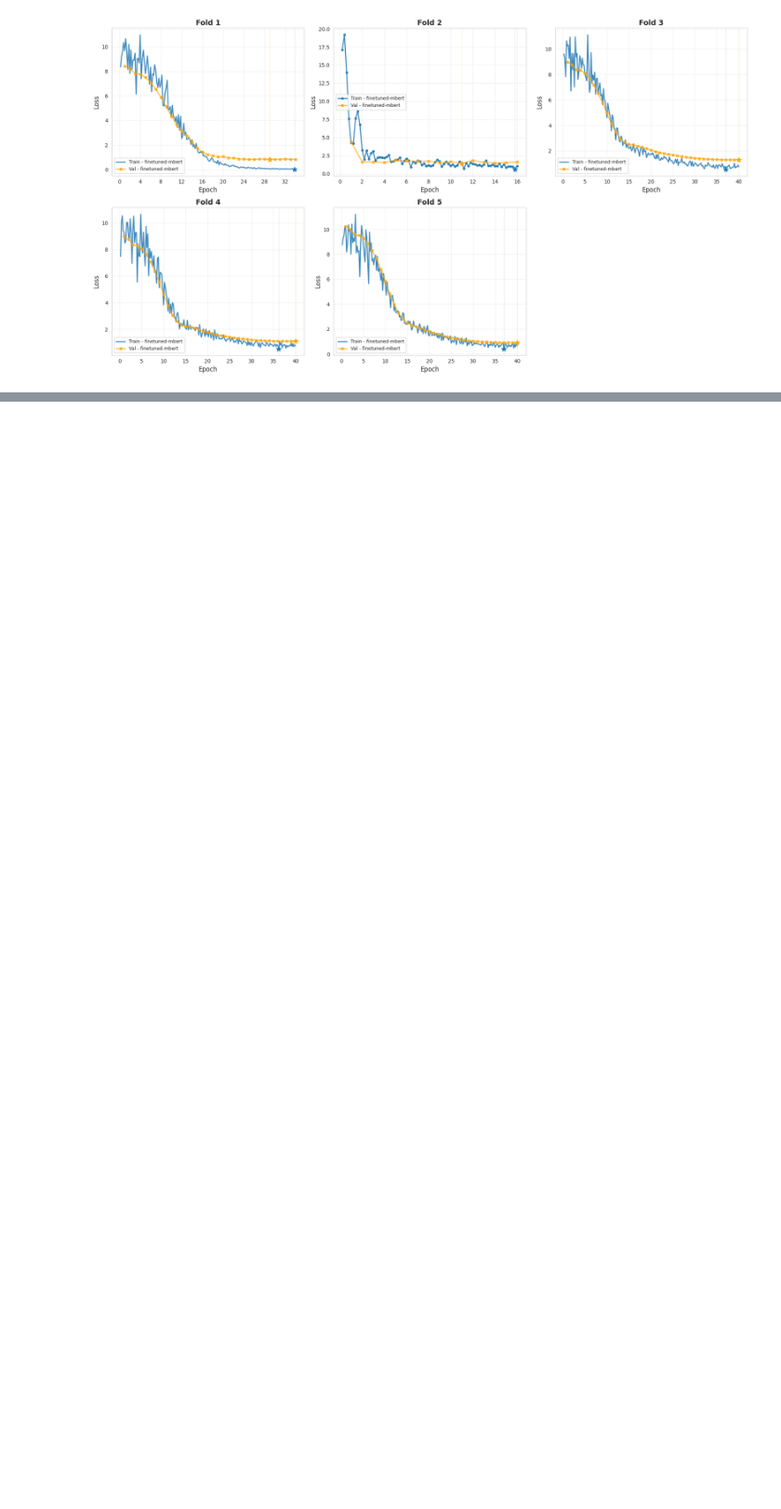
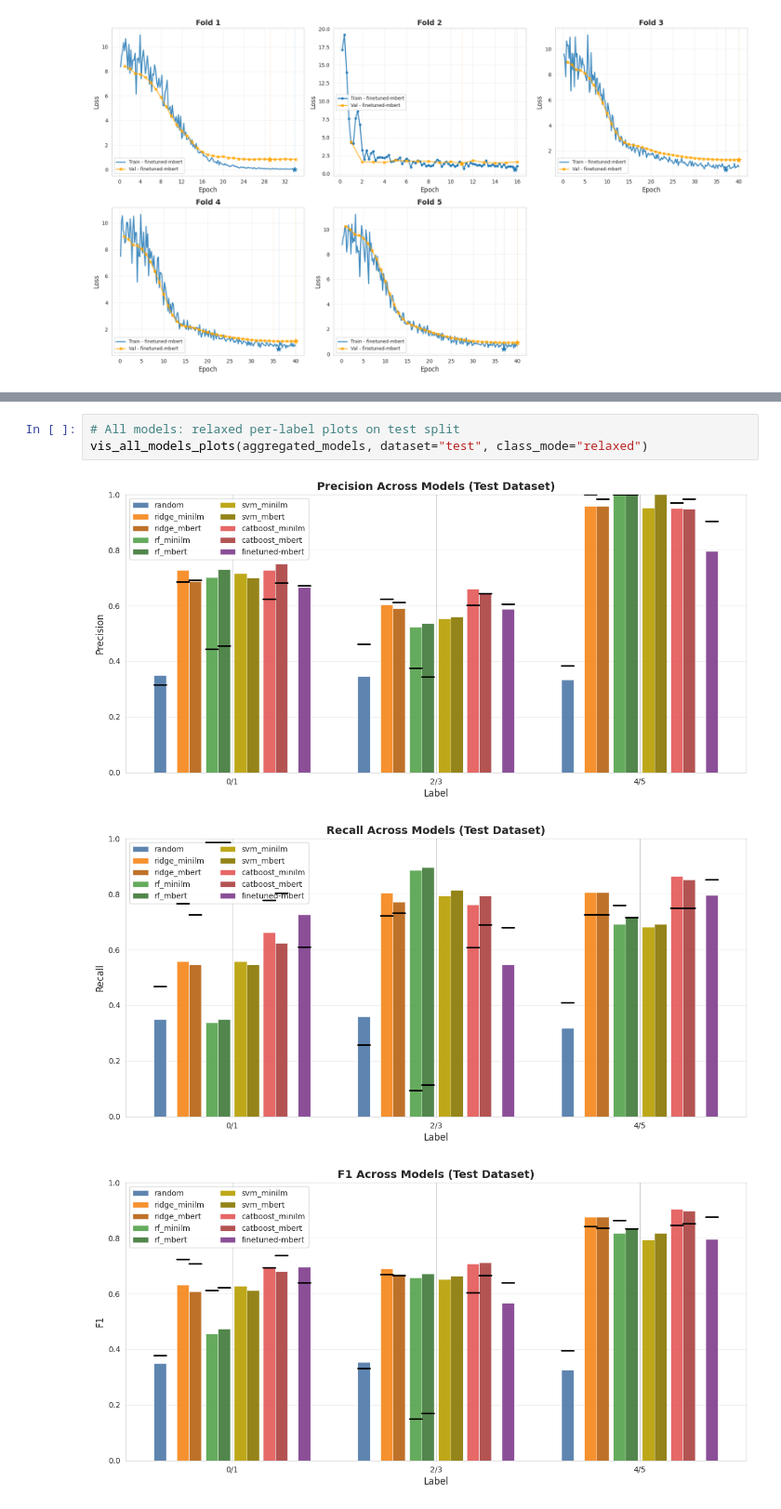
Before and after one commit to itzTerra/vis-desc, a Jupyter notebook: modules/lab/src/evaluation/encoder/encoder.ipynb, the cells around one changed output, grey strips where cells are left out. Shown at 93% size. Drawn from its saved outputs; the diff is of its cells as text; blank space fills up the shorter version.

```diff
--- a/modules/lab/src/evaluation/encoder/encoder.ipynb
+++ b/modules/lab/src/evaluation/encoder/encoder.ipynb
@@ -270,0 +324,7 @@ Plotting 1 validation file(s) across folds...
+# %%
+# All models: relaxed per-label plots on test split
+vis_all_models_plots(aggregated_models, dataset="test", class_mode="relaxed")
+# %% [output]
+[figure, added]
+[figure, added]
+[figure, added]
```
Also changed, not shown: parts of 4 cells of this notebook, 3 other files.
